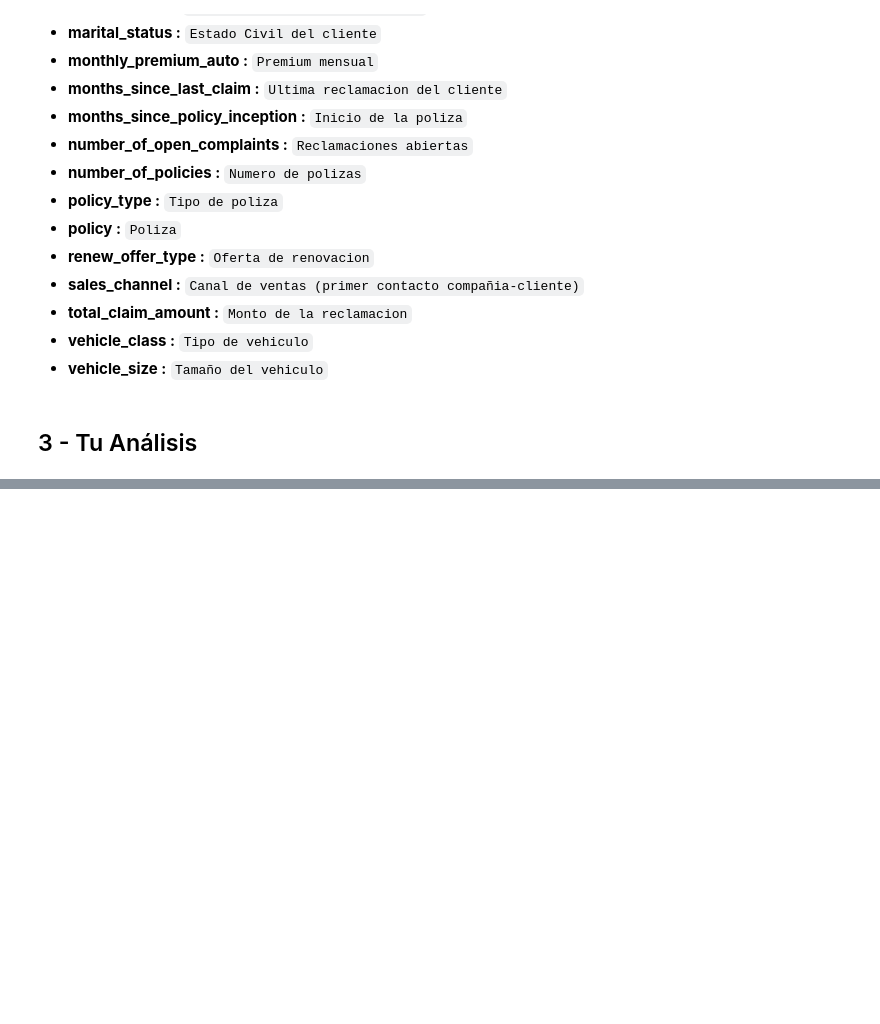
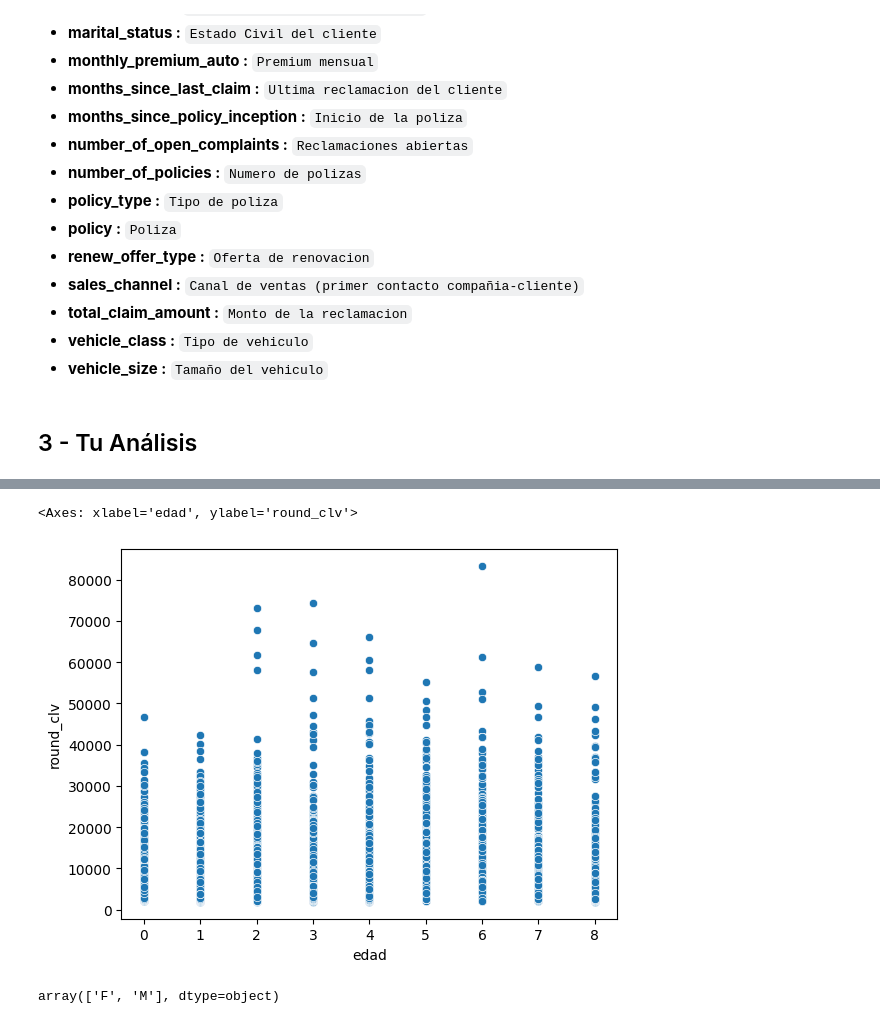
Before and after one commit to GammaTechData/Challenge-4_Real_business_case, a Jupyter notebook: main.ipynb, the cells around one changed output, grey strips where cells are left out. Drawn from its saved outputs; the diff is of its cells as text; code cells hidden in the pictures; blank space fills up the shorter version.

Commit message:
cambio challenge visualizacion

```diff
--- a/main.ipynb
+++ b/main.ipynb
@@ -68,0 +142,9 @@ data.head()
+# %%
+#seleccionar columna que queremos modificar
+
+data['effective_to_date']
+
+#crear columna nueva solo con sting hasta '/'
+data['mes_adquisicion'] = data['effective_to_date'].apply(lambda x: x[0])
+
+data
@@ -68,0 +191,3 @@ data.head()
+# %%
+data['round_clv'] = data.customer_lifetime_value.round()
+data
@@ -68,0 +212,4 @@ data.head()
+# %%
+data['edad'] = data.months_since_policy_inception.apply(lambda x: x/12).round()
+
+data
@@ -68,0 +230,5 @@ data.head()
+# %%
+sns.scatterplot(y="round_clv", x="edad", data=data)
+# %% [output]
+<Axes: xlabel='edad', ylabel='round_clv'>
+[figure, added]
@@ -68,0 +237,4 @@ data.head()
+# %%
+data.gender.unique()
+# %% [output]
+array(['F', 'M'], dtype=object)
```
Also changed, not shown: parts of 57 cells of this notebook.
